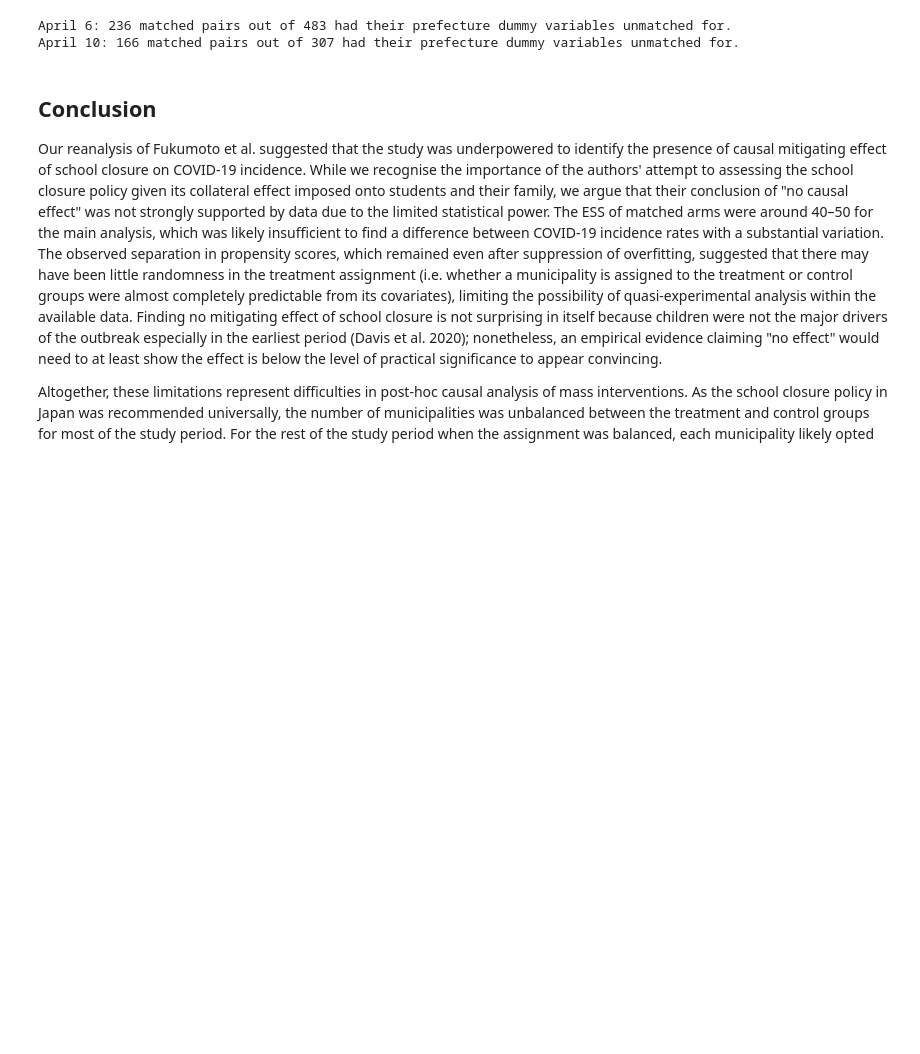
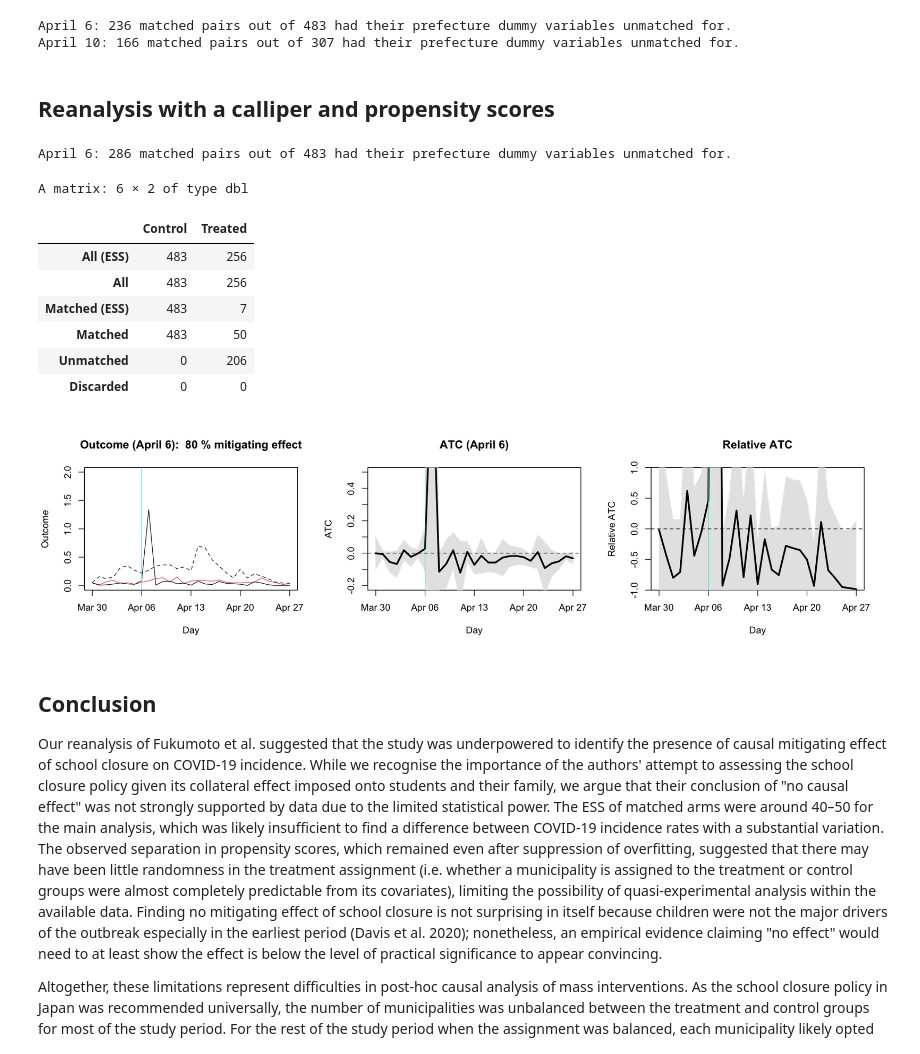
Before and after one commit to akira-endo/reanalysis_Fukumoto2021, a Jupyter notebook: main.ipynb, the cells around one changed output. Drawn from its saved outputs; the diff is of its cells as text; code cells hidden in the pictures; blank space fills up the shorter version.

Commit message:
rematching draft

```diff
--- a/main.ipynb
+++ b/main.ipynb
@@ -301,3 +301,5 @@ source("src/unmatchedvars.R",chdir=T)
 # %% [output]
 April 6: 236 matched pairs out of 483 had their prefecture dummy variables unmatched for.
 April 10: 166 matched pairs out of 307 had their prefecture dummy variables unmatched for.
+# %% [markdown]
+## Reanalysis with a calliper and propensity scores
@@ -304,3 +312,23 @@ April 10: 166 matched pairs out of 307 had their prefecture dummy variables unma
+# %%
+## ATT on April 6
+options(repr.plot.width=15,repr.plot.height=4)
+par(mfrow=c(1,3),cex=1)
+
+source("src/rematching.R",chdir=T)
+figlabels=c("1_e_rematch","1_f_rematch")
+relATplot(figlabels, "ATC",shadecolor="gray90",dir="output/",titlewithdate=F,returnmatch=F)
+m.out$nn%>%round(.,1)
+# %% [output]
+April 6: 286 matched pairs out of 483 had their prefecture dummy variables unmatched for.
+A matrix: 6 × 2 of type dbl
+|  | Control | Treated |
+| All (ESS) | 483 | 256 |
+| All | 483 | 256 |
+| Matched (ESS) | 483 | 7 |
+| Matched | 483 | 50 |
+| Unmatched | 0 | 206 |
+| Discarded | 0 | 0 |
+[figure, added]
 # %% [markdown]
 ## Conclusion
 Our reanalysis of Fukumoto et al. suggested that the study was underpowered to identify the presence of causal mitigating effect of school closure on COVID-19 incidence. While we recognise the importance of the authors' attempt to assessing the school closure policy given its collateral effect imposed onto students and their family, we argue that their conclusion of "no causal effect" was not strongly supported by data due to the limited statistical power. The ESS of matched arms were around 40–50 for the main analysis, which was likely insufficient to find a difference between COVID-19 incidence rates with a substantial variation. The observed separation in propensity scores, which remained even after suppression of overfitting, suggested that there may have been little randomness in the treatment assignment (i.e. whether a municipality is assigned to the treatment or control groups were almost completely predictable from its covariates), limiting the possibility of quasi-experimental analysis within the available data. Finding no mitigating effect of school closure is not surprising in itself because children were not the major drivers of the outbreak especially in the earliest period (Davis et al. 2020); nonetheless, an empirical evidence claiming "no effect" would need to at least show the effect is below the level of practical significance to appear convincing.
```
Also changed, not shown: parts of 5 cells of this notebook, 10 other files.
